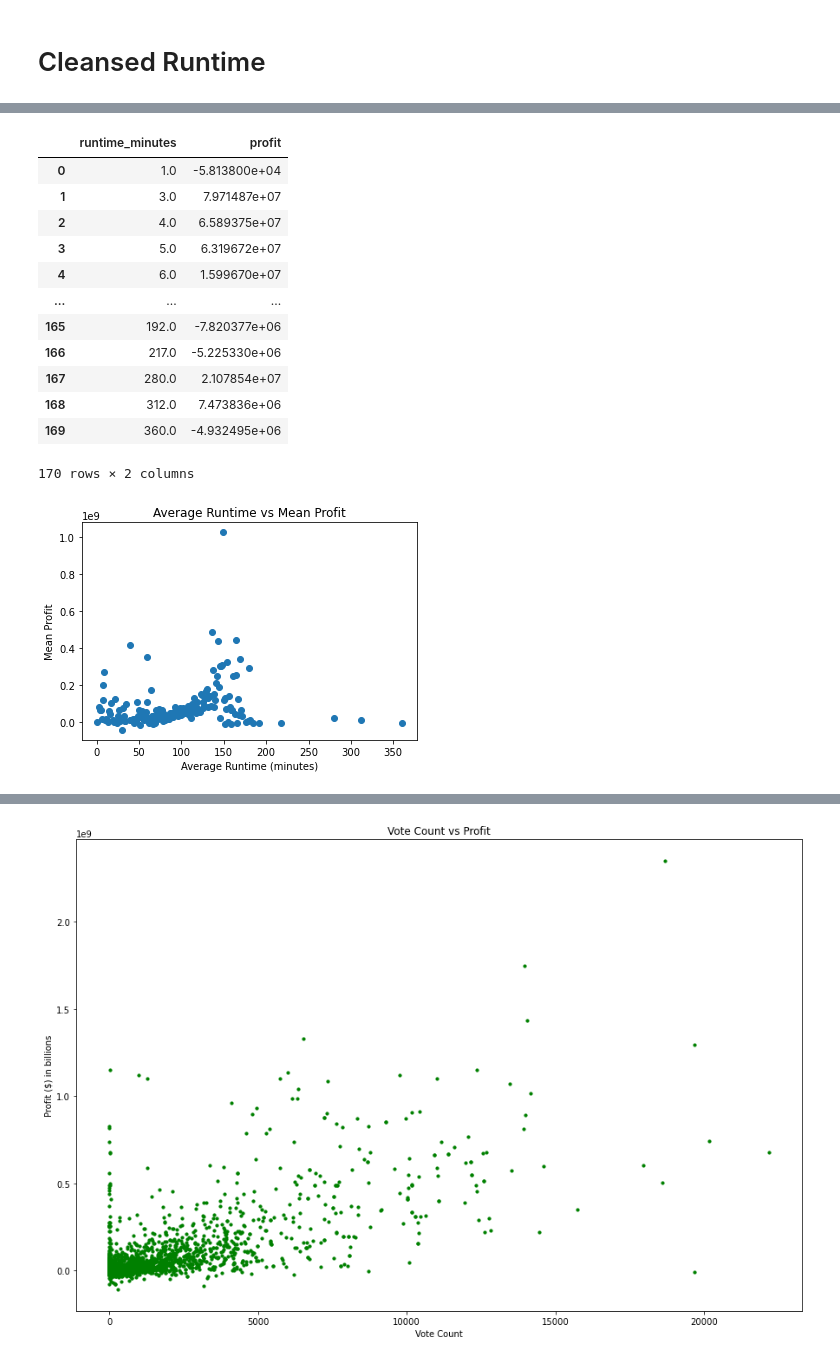
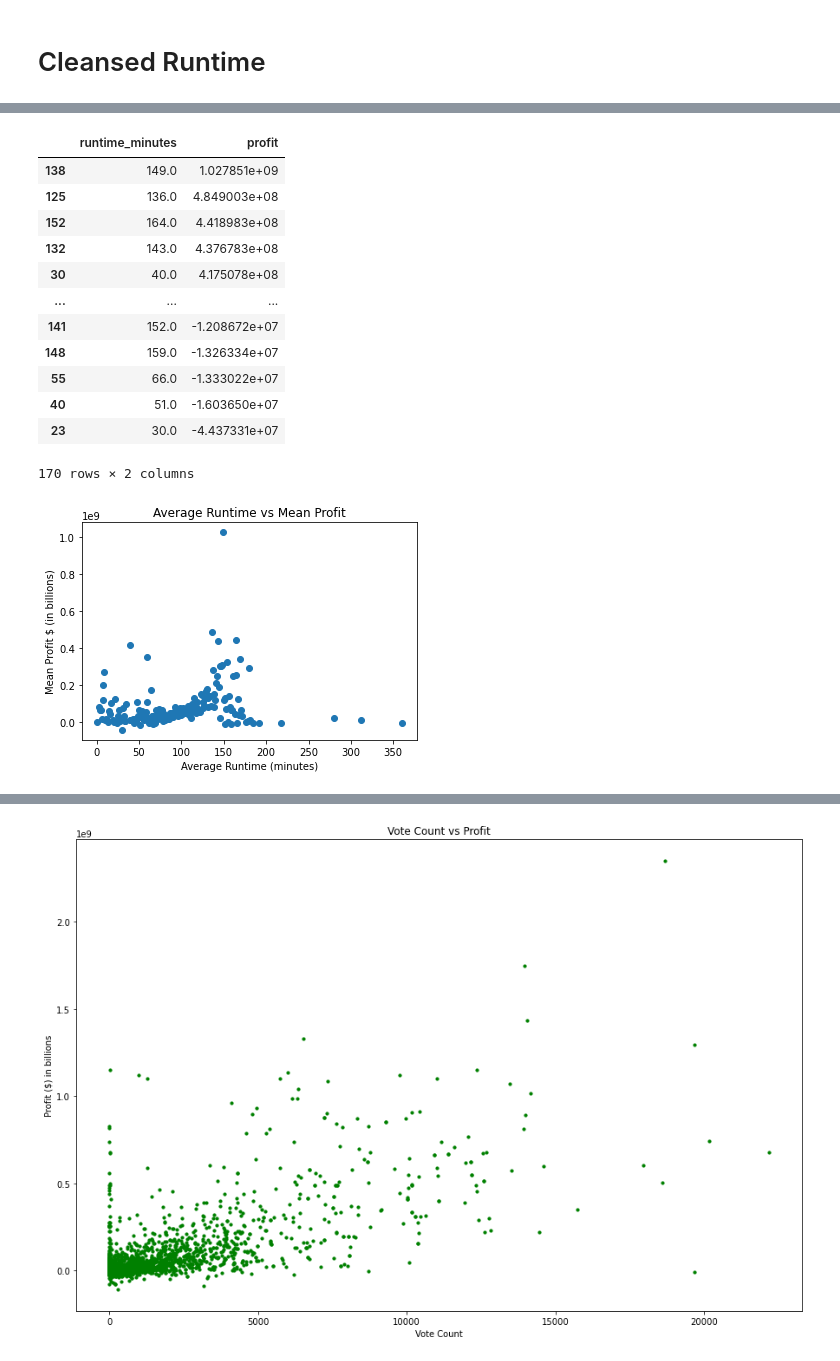
Before and after one commit to Sstrouderr/Capstone-repo, a Jupyter notebook: Notebooks/Carolyn/Book2.ipynb, the cells around one changed output, grey strips where cells are left out. Saved outputs shown, nothing was run; the diff lists cells and outputs as text; code cells hidden in the pictures.

```diff
--- a/Notebooks/Carolyn/Book2.ipynb
+++ b/Notebooks/Carolyn/Book2.ipynb
@@ -499,26 +367,26 @@ merged_genre_profit
 # %%
 # Group data by runtime minutes and calculate the mean profit for each group
 grouped_runtime = merged_genre_profit.groupby("runtime_minutes")["profit"].mean().reset_index()
-grouped_runtime
+grouped_runtime.sort_values(by='profit', ascending=False)
 # %% [output]
 |  | runtime_minutes | profit |
-| 0 | 1.0 | -5.813800e+04 |
-| 1 | 3.0 | 7.971487e+07 |
-| 2 | 4.0 | 6.589375e+07 |
-| 3 | 5.0 | 6.319672e+07 |
-| 4 | 6.0 | 1.599670e+07 |
+| 138 | 149.0 | 1.027851e+09 |
+| 125 | 136.0 | 4.849003e+08 |
+| 152 | 164.0 | 4.418983e+08 |
+| 132 | 143.0 | 4.376783e+08 |
+| 30 | 40.0 | 4.175078e+08 |
 | ... | ... | ... |
-| 165 | 192.0 | -7.820377e+06 |
-| 166 | 217.0 | -5.225330e+06 |
-| 167 | 280.0 | 2.107854e+07 |
-| 168 | 312.0 | 7.473836e+06 |
-| 169 | 360.0 | -4.932495e+06 |
+| 141 | 152.0 | -1.208672e+07 |
+| 148 | 159.0 | -1.326334e+07 |
+| 55 | 66.0 | -1.333022e+07 |
+| 40 | 51.0 | -1.603650e+07 |
+| 23 | 30.0 | -4.437331e+07 |
 170 rows × 2 columns
 # %%
 plt.scatter(grouped_runtime["runtime_minutes"], grouped_runtime["profit"])
 plt.xlabel("Average Runtime (minutes)")
-plt.ylabel("Mean Profit")
+plt.ylabel("Mean Profit $ (in billions)")
 plt.title("Average Runtime vs Mean Profit")
 plt.show()
 # %% [output]
-[figure, old version]
+[figure, new version]
```
Also changed, not shown: parts of 24 cells of this notebook.
